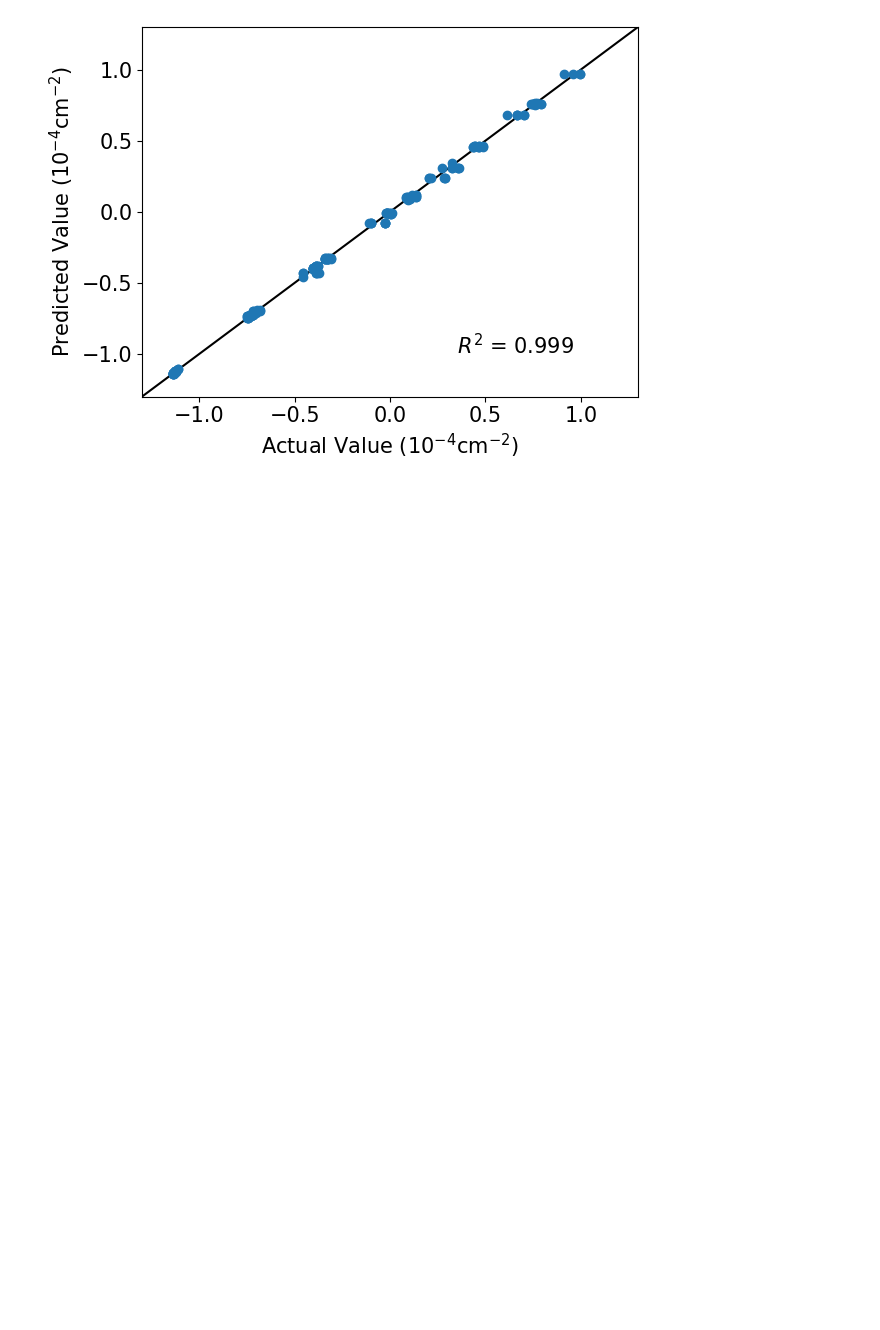
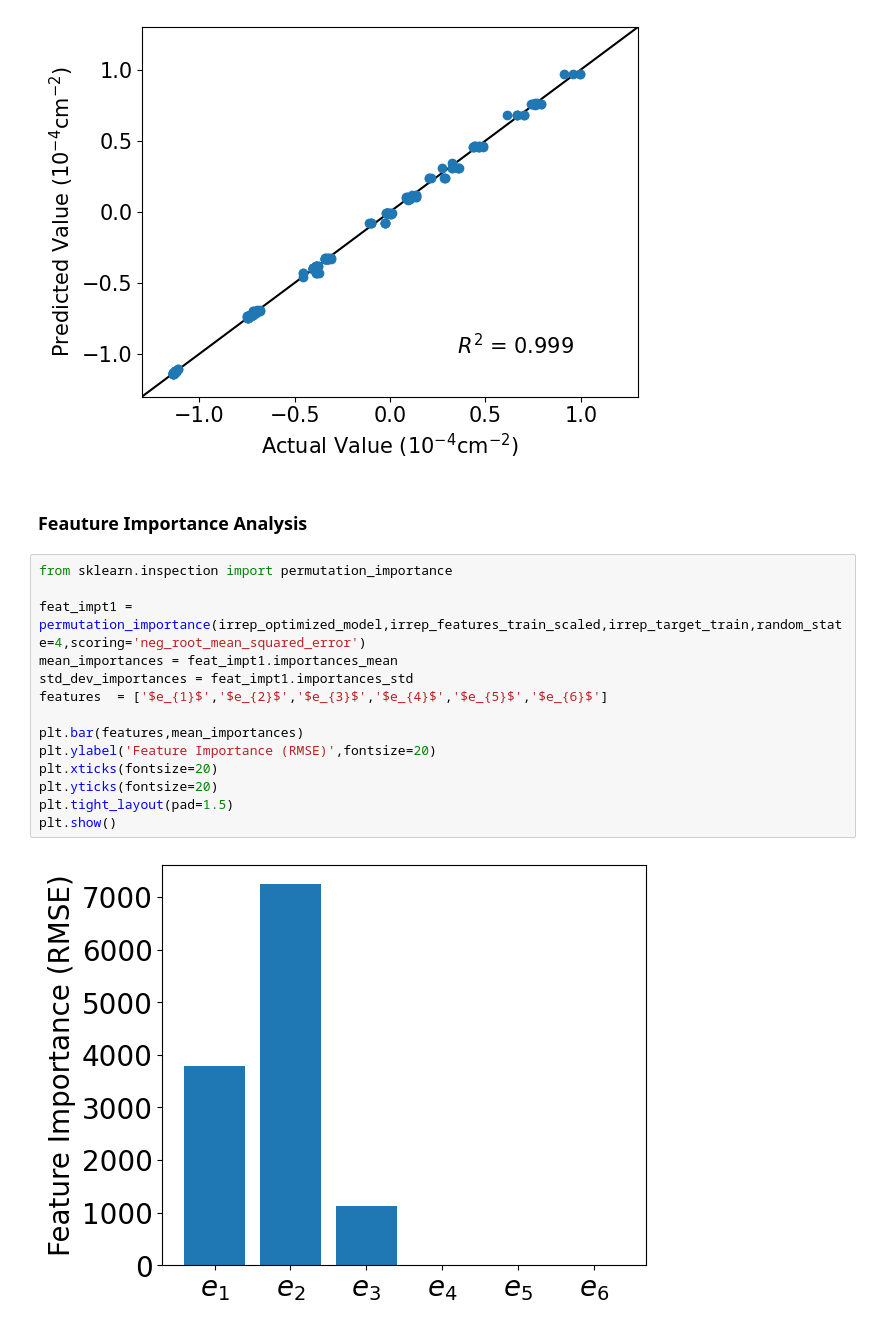
Before and after one commit to zvanfossan/kto-phonon-study, a Jupyter notebook: workflow.ipynb, the cells around one changed output. Drawn from its saved outputs; the diff is of its cells as text; blank space fills up the shorter version.

```diff
--- a/workflow.ipynb
+++ b/workflow.ipynb
@@ -334,3 +335,21 @@ plt.text(0.35,-1, "$R^2$ = {:.3f}".format(r_square),fontsize=15)
 plt.show()
 # %% [output]
 [figure]
+# %% [markdown]
+### Feauture Importance Analysis
+# %%
+from sklearn.inspection import permutation_importance
+
+feat_impt1 = permutation_importance(irrep_optimized_model,irrep_features_train_scaled,irrep_target_train,random_state=4,scoring='neg_root_mean_squared_error')
+mean_importances = feat_impt1.importances_mean
+std_dev_importances = feat_impt1.importances_std
+features  = ['$e_{1}$','$e_{2}$','$e_{3}$','$e_{4}$','$e_{5}$','$e_{6}$']
+
+plt.bar(features,mean_importances)
+plt.ylabel('Feature Importance (RMSE)',fontsize=20)
+plt.xticks(fontsize=20)
+plt.yticks(fontsize=20)
+plt.tight_layout(pad=1.5)
+plt.show()
+# %% [output]
+[figure, added]
```
Also changed, not shown: parts of 4 cells of this notebook.
